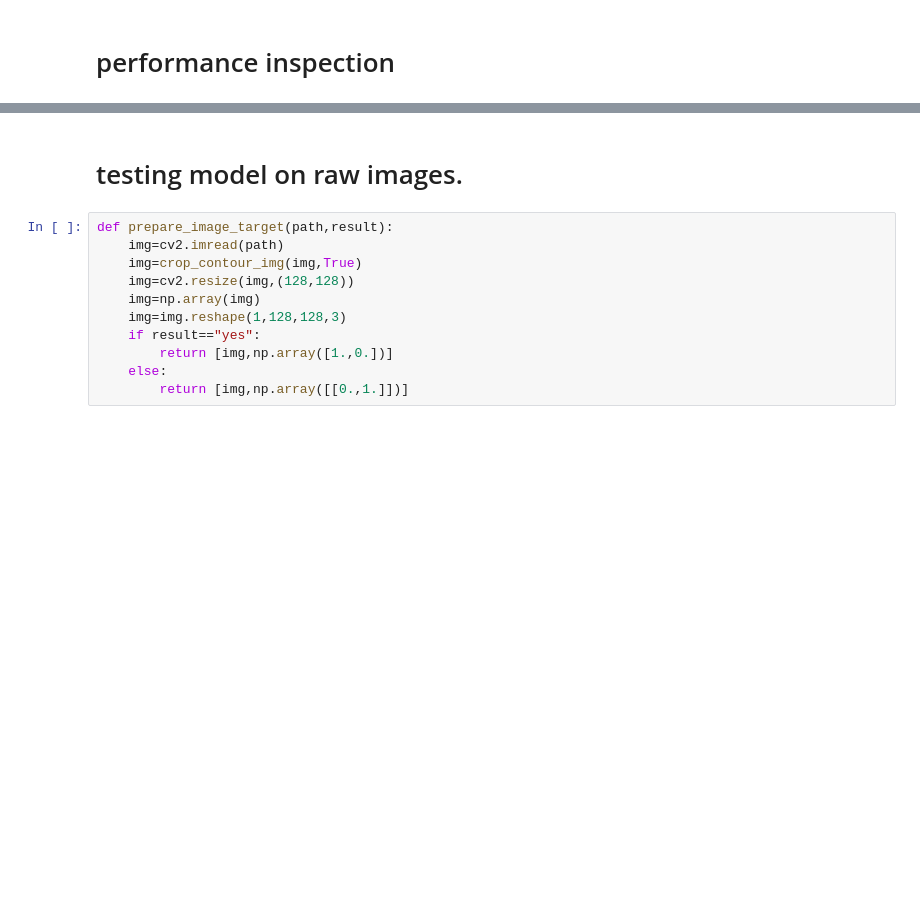
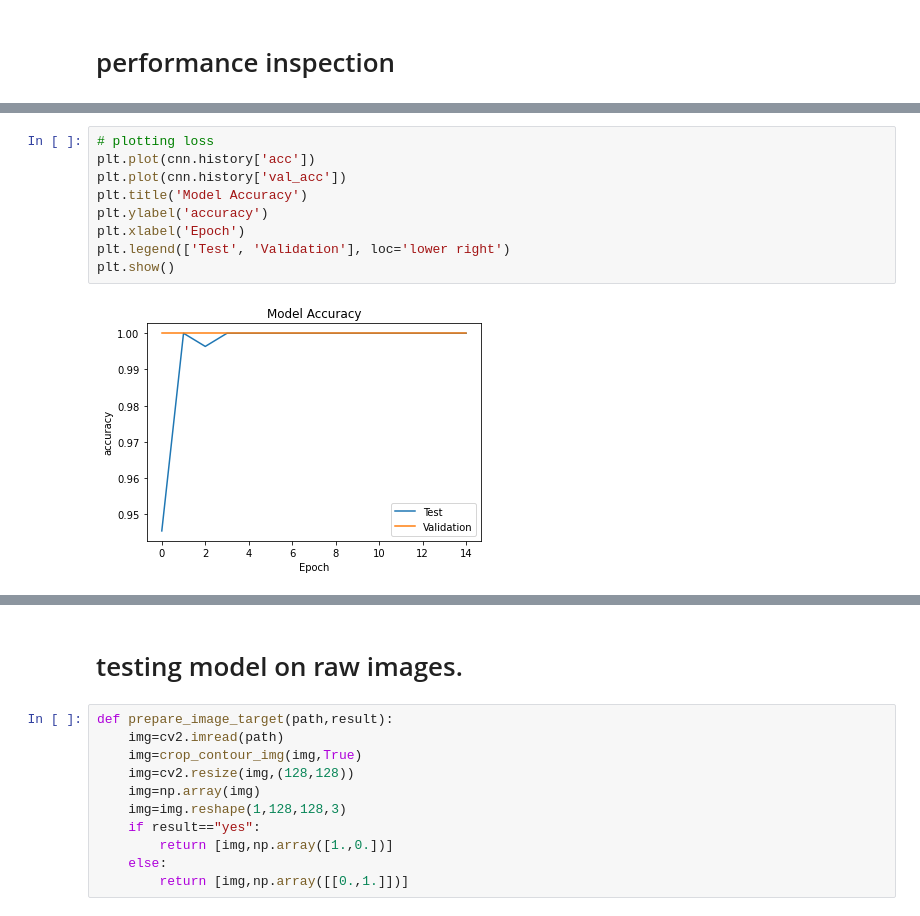
Before and after one commit to tirtharajsinha/Breast_cancer_detection_with_CNN, a Jupyter notebook: sub_code/breast_cancer_detection_with_CNN.ipynb, the cells around one changed output, grey strips where cells are left out. Saved outputs shown, nothing was run; the diff lists cells and outputs as text; blank space fills up the shorter version.

```diff
--- a/sub_code/breast_cancer_detection_with_CNN.ipynb
+++ b/sub_code/breast_cancer_detection_with_CNN.ipynb
@@ -412,3 +416,14 @@ plt.show()
+# %%
+# plotting loss
+plt.plot(cnn.history['acc'])
+plt.plot(cnn.history['val_acc'])
+plt.title('Model Accuracy')
+plt.ylabel('accuracy')
+plt.xlabel('Epoch')
+plt.legend(['Test', 'Validation'], loc='lower right')
+plt.show()
+# %% [output]
+[figure, added]
 # %%
 res = model.predict_on_batch(x_test)
 
```
Also changed, not shown: parts of 14 cells of this notebook, 2 other files.
